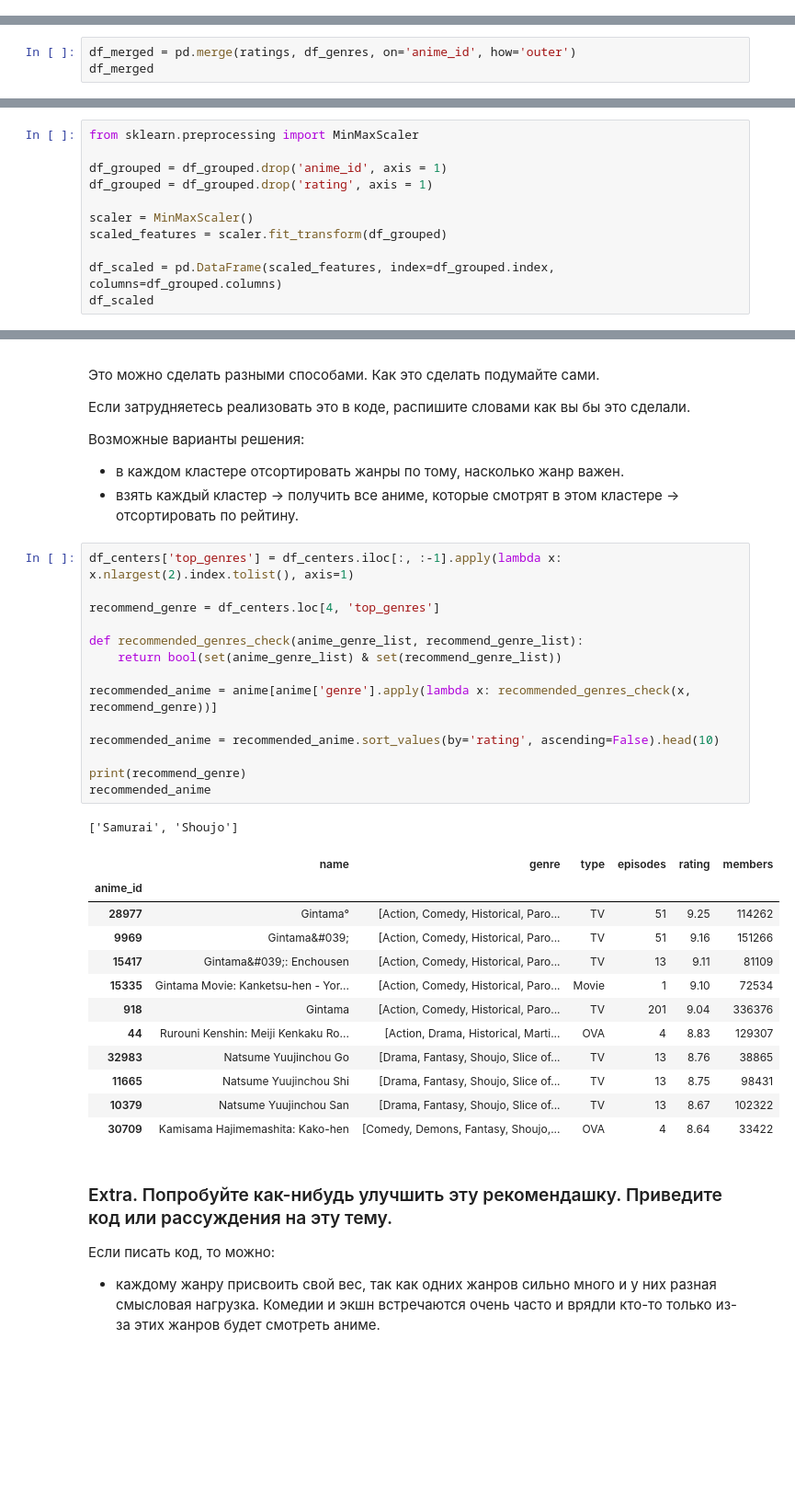
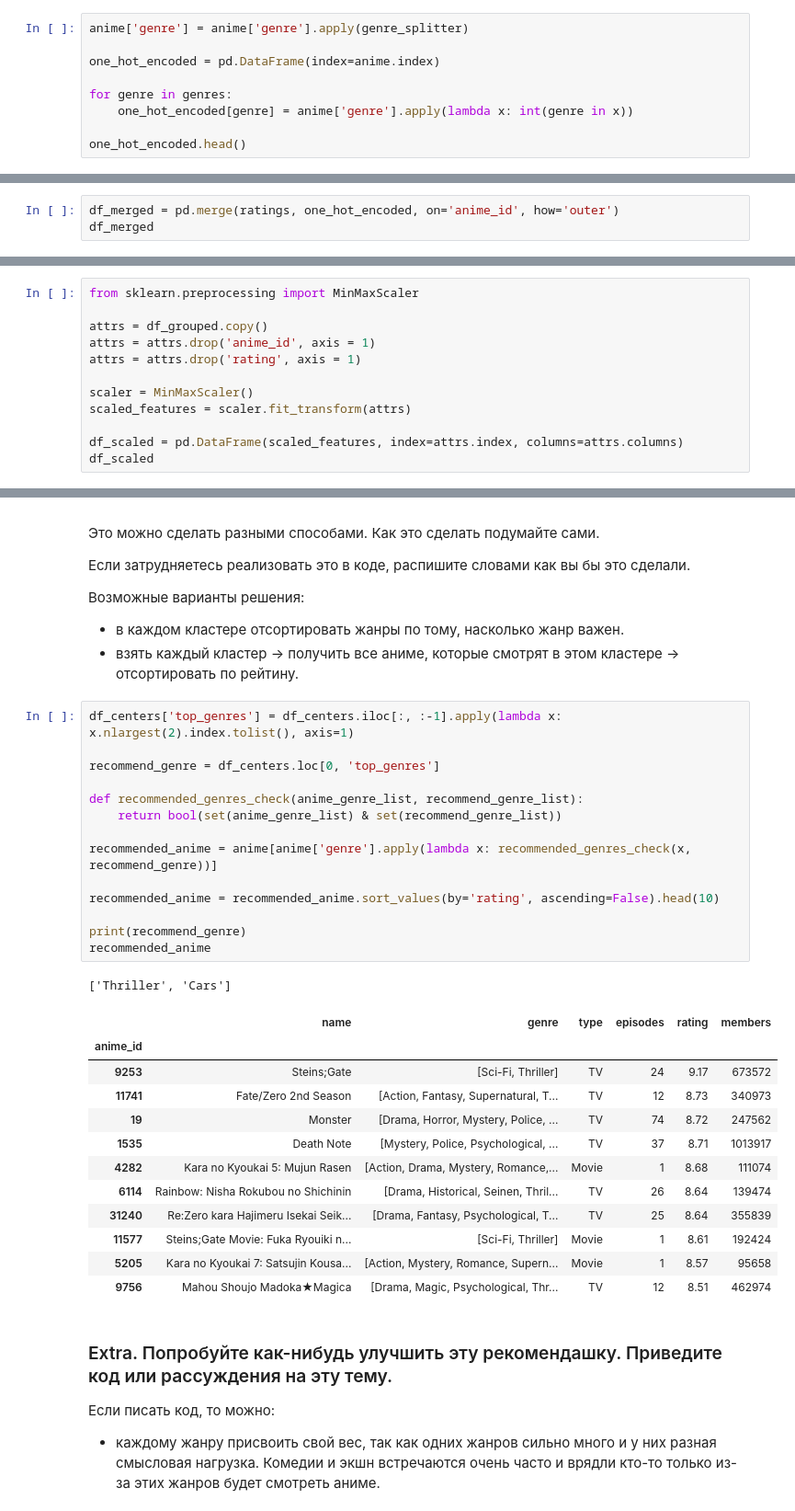
Before and after one commit to nikitavik/ml_adv_hw, a Jupyter notebook: 02_clustering/04-hw-clustering.ipynb, the cells around one changed output, grey strips where cells are left out. Shown at 92% size. Saved outputs shown, nothing was run; the diff lists cells and outputs as text; blank space fills up the shorter version.

```diff
--- a/02_clustering/04-hw-clustering.ipynb
+++ b/02_clustering/04-hw-clustering.ipynb
@@ -411,0 +387,9 @@ df_genres
+# %%
+anime['genre'] = anime['genre'].apply(genre_splitter)
+
+one_hot_encoded = pd.DataFrame(index=anime.index)
+
+for genre in genres:
+    one_hot_encoded[genre] = anime['genre'].apply(lambda x: int(genre in x))
+
+one_hot_encoded.head()
@@ -426,6 +419,6 @@ df_genres
 
 Получим таблицу, где строк будет N*M штук, где N - количество юзеров и M - количество аниме
 # %%
-df_merged = pd.merge(ratings, df_genres, on='anime_id', how='outer')
+df_merged = pd.merge(ratings, one_hot_encoded, on='anime_id', how='outer')
 df_merged
 # %% [output]
@@ -510,12 +503,13 @@ X_scaled = X_std * (max - min) + min
 # %%
 from sklearn.preprocessing import MinMaxScaler
 
-df_grouped = df_grouped.drop('anime_id', axis = 1)
-df_grouped = df_grouped.drop('rating', axis = 1)
+attrs = df_grouped.copy()
+attrs = attrs.drop('anime_id', axis = 1)
+attrs = attrs.drop('rating', axis = 1)
 
 scaler = MinMaxScaler()
-scaled_features = scaler.fit_transform(df_grouped)
+scaled_features = scaler.fit_transform(attrs)
 
-df_scaled = pd.DataFrame(scaled_features, index=df_grouped.index, columns=df_grouped.columns)
+df_scaled = pd.DataFrame(scaled_features, index=attrs.index, columns=attrs.columns)
 df_scaled
 # %% [output]
@@ -651,31 +645,31 @@ plt.show()
 # %%
 df_centers['top_genres'] = df_centers.iloc[:, :-1].apply(lambda x: x.nlargest(2).index.tolist(), axis=1)
 
-recommend_genre = df_centers.loc[4, 'top_genres']
+recommend_genre = df_centers.loc[0, 'top_genres']
 
 def recommended_genres_check(anime_genre_list, recommend_genre_list):
     return bool(set(anime_genre_list) & set(recommend_genre_list))
 
 recommended_anime = anime[anime['genre'].apply(lambda x: recommended_genres_check(x, recommend_genre))]
 
 recommended_anime = recommended_anime.sort_values(by='rating', ascending=False).head(10)
 
 print(recommend_genre)
 recommended_anime
 # %% [output]
-['Samurai', 'Shoujo']
+['Thriller', 'Cars']
 |  | name | genre | type | episodes | rating | members |
 | anime_id |  |  |  |  |  |  |
-| 28977 | Gintama° | [Action, Comedy, Historical, Paro... | TV | 51 | 9.25 | 114262 |
-| 9969 | Gintama&#039; | [Action, Comedy, Historical, Paro... | TV | 51 | 9.16 | 151266 |
-| 15417 | Gintama&#039;: Enchousen | [Action, Comedy, Historical, Paro... | TV | 13 | 9.11 | 81109 |
-| 15335 | Gintama Movie: Kanketsu-hen - Yor... | [Action, Comedy, Historical, Paro... | Movie | 1 | 9.10 | 72534 |
-| 918 | Gintama | [Action, Comedy, Historical, Paro... | TV | 201 | 9.04 | 336376 |
-| 44 | Rurouni Kenshin: Meiji Kenkaku Ro... | [Action, Drama, Historical, Marti... | OVA | 4 | 8.83 | 129307 |
-| 32983 | Natsume Yuujinchou Go | [Drama, Fantasy, Shoujo, Slice of... | TV | 13 | 8.76 | 38865 |
-| 11665 | Natsume Yuujinchou Shi | [Drama, Fantasy, Shoujo, Slice of... | TV | 13 | 8.75 | 98431 |
-| 10379 | Natsume Yuujinchou San | [Drama, Fantasy, Shoujo, Slice of... | TV | 13 | 8.67 | 102322 |
-| 30709 | Kamisama Hajimemashita: Kako-hen | [Comedy, Demons, Fantasy, Shoujo,... | OVA | 4 | 8.64 | 33422 |
+| 9253 | Steins;Gate | [Sci-Fi, Thriller] | TV | 24 | 9.17 | 673572 |
+| 11741 | Fate/Zero 2nd Season | [Action, Fantasy, Supernatural, T... | TV | 12 | 8.73 | 340973 |
+| 19 | Monster | [Drama, Horror, Mystery, Police, ... | TV | 74 | 8.72 | 247562 |
+| 1535 | Death Note | [Mystery, Police, Psychological, ... | TV | 37 | 8.71 | 1013917 |
+| 4282 | Kara no Kyoukai 5: Mujun Rasen | [Action, Drama, Mystery, Romance,... | Movie | 1 | 8.68 | 111074 |
+| 6114 | Rainbow: Nisha Rokubou no Shichinin | [Drama, Historical, Seinen, Thril... | TV | 26 | 8.64 | 139474 |
+| 31240 | Re:Zero kara Hajimeru Isekai Seik... | [Drama, Fantasy, Psychological, T... | TV | 25 | 8.64 | 355839 |
+| 11577 | Steins;Gate Movie: Fuka Ryouiki n... | [Sci-Fi, Thriller] | Movie | 1 | 8.61 | 192424 |
+| 5205 | Kara no Kyoukai 7: Satsujin Kousa... | [Action, Mystery, Romance, Supern... | Movie | 1 | 8.57 | 95658 |
+| 9756 | Mahou Shoujo Madoka★Magica | [Drama, Magic, Psychological, Thr... | TV | 12 | 8.51 | 462974 |
 # %% [markdown]
 ### Extra. Попробуйте как-нибудь улучшить эту рекомендашку. Приведите код или рассуждения на эту тему.
 
```
Also changed, not shown: parts of 16 cells of this notebook.
